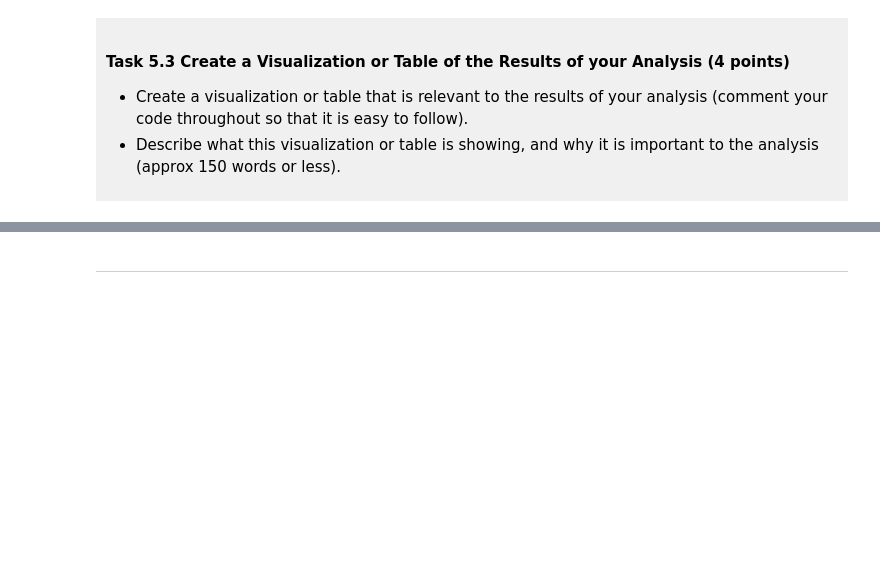
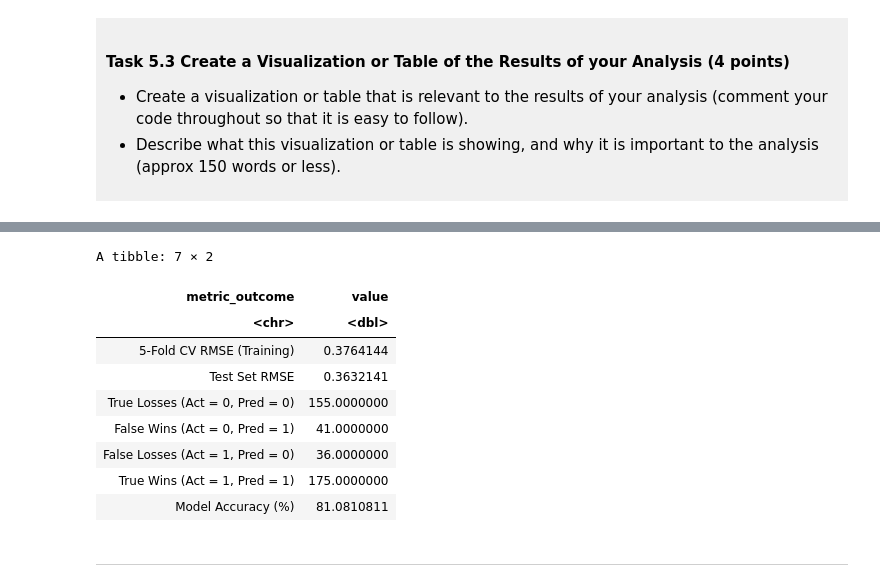
Before and after one commit to ayap07/dsci-100-project-amberyap, a Jupyter notebook: dsci-100-project-notebook.ipynb, the cells around one changed output, grey strips where cells are left out. Cells and saved outputs as stored; diff of their text form; code cells hidden in the pictures; blank space fills up the shorter version.

```diff
--- a/dsci-100-project-notebook.ipynb
+++ b/dsci-100-project-notebook.ipynb
@@ -543,5 +575,29 @@ Coefficients:
 # %%
 ### EDIT THIS CODE CELL ###
+results_summary <- tibble(#makes it into the table as asked
+    metric_outcome = c( #name of all the rows of metrics/outcomes
+        "5-Fold CV RMSE (Training)",
+        "Test Set RMSE",
+        "True Losses (Act = 0, Pred = 0)",
+        "False Wins (Act = 0, Pred = 1)",
+        "False Losses (Act = 1, Pred = 0)",
+        "True Wins (Act = 1, Pred = 1)",
+        "Model Accuracy (%)"
+        ),
+    value = c(0.3764144, 0.3632141, 155, 41, 36, 175, ((330/407)*100))#values of the respective rows
+)#last value is of the percentage calculation for accuracy
+results_summary#displays the table to represent the values
+# %% [output]
+A tibble: 7 × 2
+| metric_outcome | value |
+| <chr> | <dbl> |
+| 5-Fold CV RMSE (Training) | 0.3764144 |
+| Test Set RMSE | 0.3632141 |
+| True Losses (Act = 0, Pred = 0) | 155.0000000 |
+| False Wins (Act = 0, Pred = 1) | 41.0000000 |
+| False Losses (Act = 1, Pred = 0) | 36.0000000 |
+| True Wins (Act = 1, Pred = 1) | 175.0000000 |
+| Model Accuracy (%) | 81.0810811 |
 # %% [markdown]
 -----
 # %% [markdown]
```
Also changed, not shown: parts of 12 cells of this notebook.
